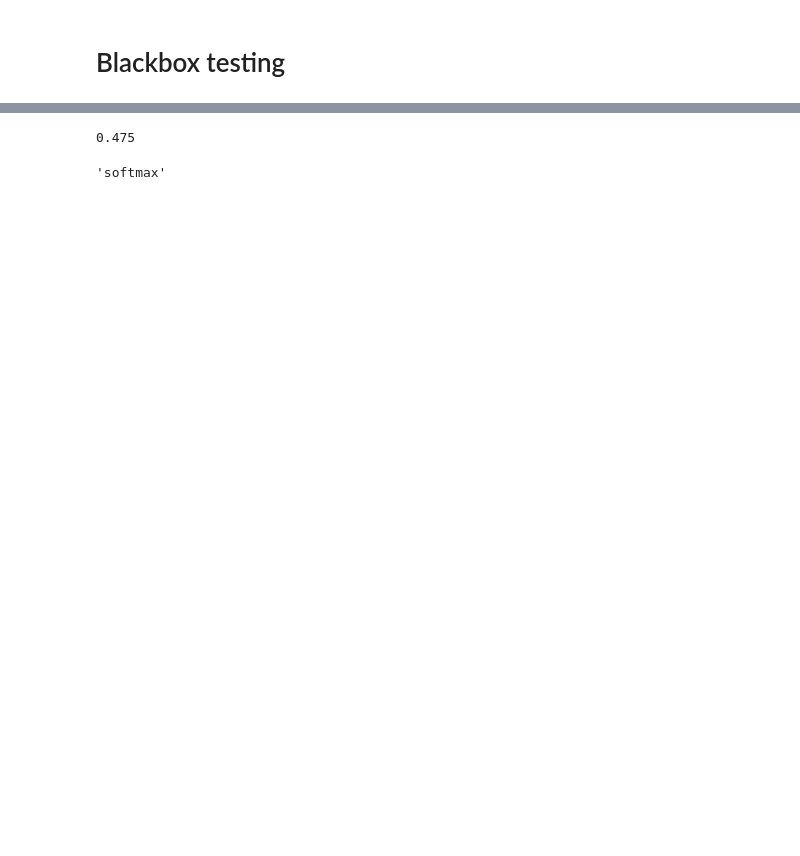
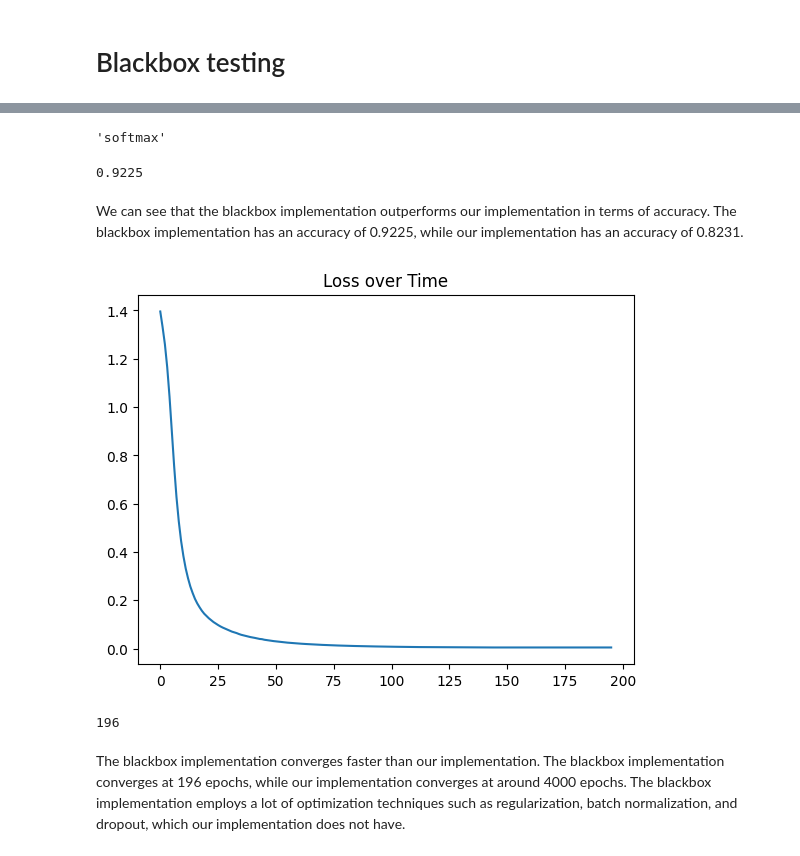
Before and after one commit to yiyiyang81/mobile-price-classification, a Jupyter notebook: nn.ipynb, the cells around one changed output, grey strips where cells are left out. Drawn from its saved outputs; the diff is of its cells as text; code cells hidden in the pictures; blank space fills up the shorter version.

```diff
--- a/nn.ipynb
+++ b/nn.ipynb
@@ -104,16 +137,30 @@ from sklearn.metrics import accuracy_score
 
 clf = MLPClassifier(hidden_layer_sizes=(128, 256, 128), max_iter=10000,
                     activation='relu', solver='sgd',
-                    learning_rate_init=1, momentum=0.5,
-                    learning_rate='constant', alpha=1e-3,
-                    random_state=420
+                    learning_rate_init=0.01, momentum=0.9,
+                    learning_rate='adaptive'
                     )
 clf.fit(X_train, y_train)
-y_pred = clf.predict(X_test)
-print(accuracy_score(y_test, y_pred))
+clf.out_activation_
 # %% [output]
-0.475
+'softmax'
-# %%
-clf.out_activation_
-# %% [output]
-'softmax'
+# %%
+y_pred = clf.predict(X_test)
+print(accuracy_score(y_test, y_pred))
+# %% [output]
+0.9225
+# %% [markdown]
+We can see that the blackbox implementation outperforms our implementation in terms of accuracy. The blackbox implementation has an accuracy of 0.9225, while our implementation has an accuracy of 0.8231.
+# %%
+# look at the loss of clf
+plt.plot(clf.loss_curve_)
+plt.title('Loss over Time')
+plt.show()
+
+# print number of epochs
+print(clf.n_iter_)
+# %% [output]
+[figure, added]
+196
+# %% [markdown]
+The blackbox implementation converges faster than our implementation. The blackbox implementation converges at 196 epochs, while our implementation converges at around 4000 epochs. The blackbox implementation employs a lot of optimization techniques such as regularization, batch normalization, and dropout, which our implementation does not have.
```
Also changed, not shown: parts of 7 cells of this notebook, 3 other files.
